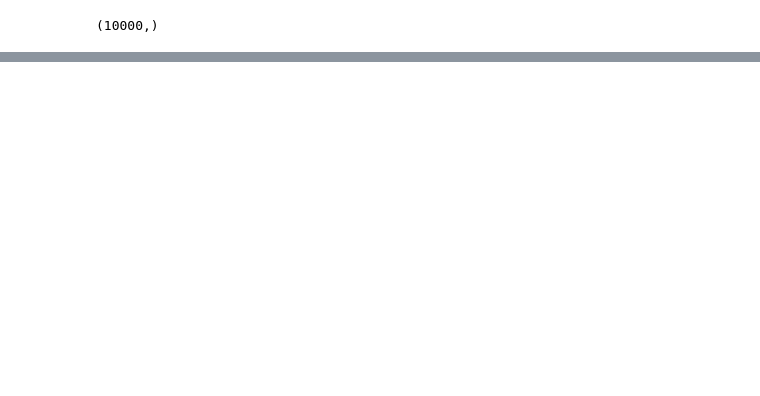
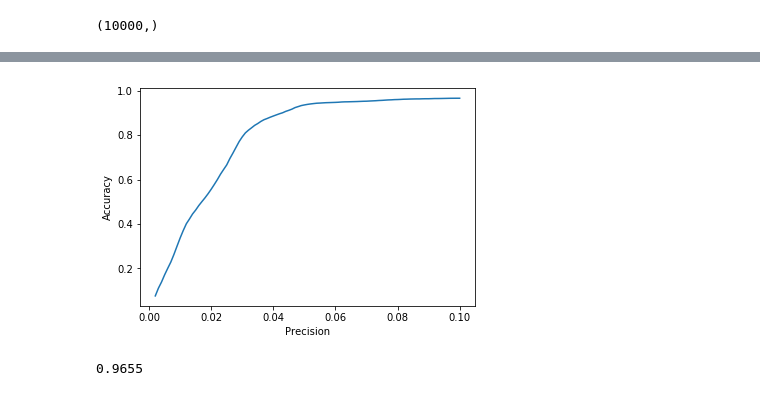
Before and after one commit to motein/ML, a Jupyter notebook: FittingAlgorithm/solution_1.ipynb, the cells around one changed output, grey strips where cells are left out. Cells and saved outputs as stored; diff of their text form; code cells hidden in the pictures; blank space fills up the shorter version.

```diff
--- a/FittingAlgorithm/solution_1.ipynb
+++ b/FittingAlgorithm/solution_1.ipynb
@@ -44,0 +95,13 @@ plt.show()
+# %%
+precisions = np.arange(0.1, 0.001, -0.001)
+# print(precisions)
+accuracies = [compute_accuracy(Wafer1, wafer, sort=True, precision=i) for i in precisions]
+import matplotlib.pyplot as plt
+plt.plot(precisions, accuracies)
+plt.xlabel('Precision')
+plt.ylabel('Accuracy')
+plt.show()
+print(np.max(accuracies))
+# %% [output]
+[figure, added]
+0.9655
```
Also changed, not shown: parts of 10 cells of this notebook, 2 other files.
